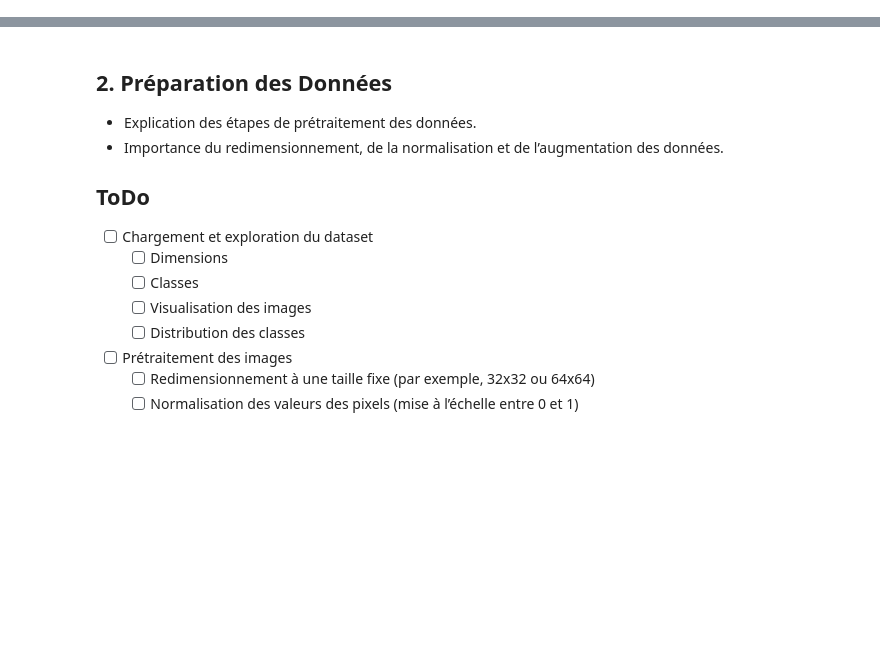
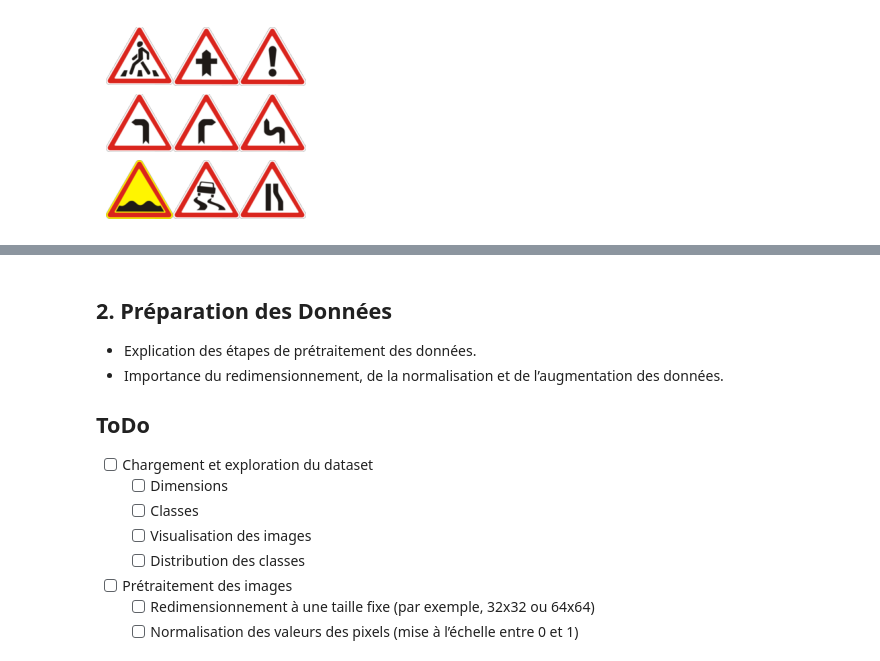
Before and after one commit to mriusero/cnn-traffic-sign-recognition, a Jupyter notebook: traffic-sign-recognition/notebook.ipynb, the cells around one changed output, grey strips where cells are left out. Saved outputs shown, nothing was run; the diff lists cells and outputs as text; code cells hidden in the pictures; blank space fills up the shorter version.

```diff
--- a/traffic-sign-recognition/notebook.ipynb
+++ b/traffic-sign-recognition/notebook.ipynb
@@ -14,0 +77,8 @@
+# %%
+def afficher_images_per_shape(df, num_images=3):
+    filtered_df = df[df['ShapeId'] == 0]
+    afficher_images(filtered_df, 'Path', num_images)
+
+afficher_images_per_shape(metabase)
+# %% [output]
+[figure, added]
```
Also changed, not shown: parts of 6 cells of this notebook, 3 other files.
